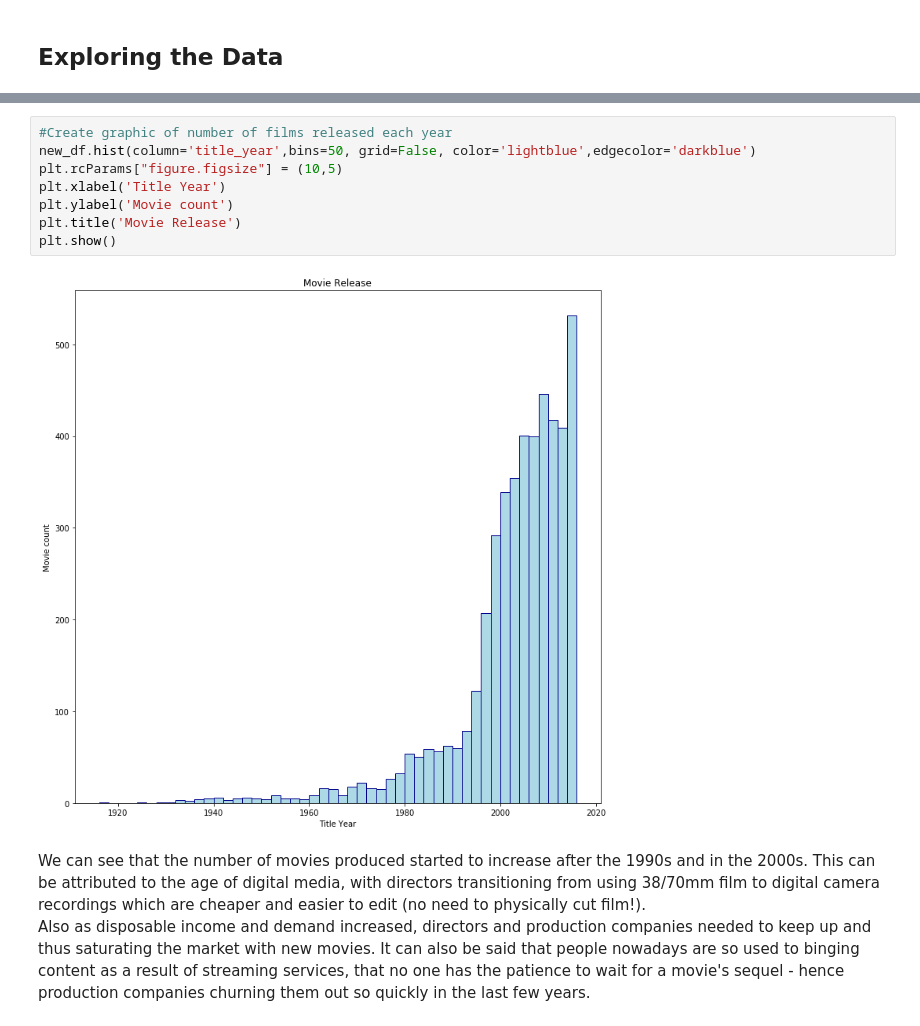
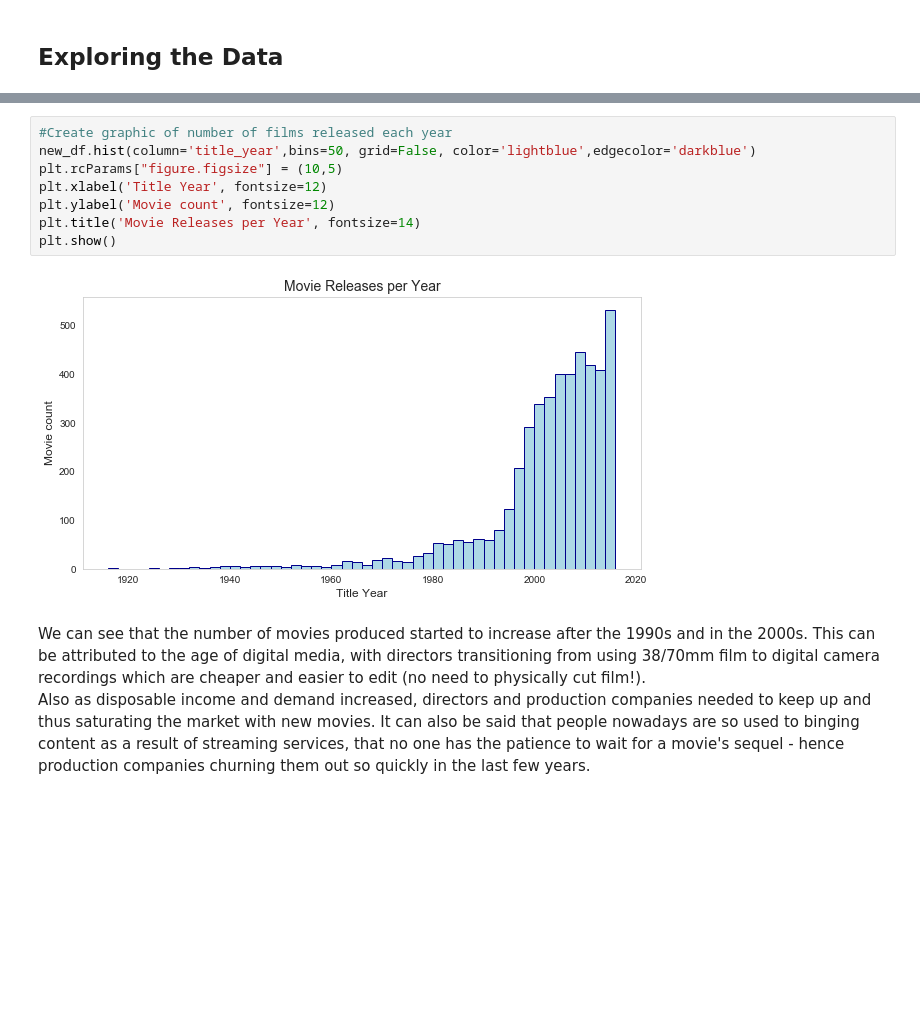
Before and after one commit to arianaroz/data-science-project-2019, a Jupyter notebook: project_working.ipynb, the cells around one changed output, grey strips where cells are left out. Cells and saved outputs as stored; diff of their text form; blank space fills up the shorter version.

```diff
--- a/project_working.ipynb
+++ b/project_working.ipynb
@@ -287,13 +285,13 @@ plt.show()
 # %%
 #Create graphic of number of films released each year
 new_df.hist(column='title_year',bins=50, grid=False, color='lightblue',edgecolor='darkblue')
 plt.rcParams["figure.figsize"] = (10,5)
-plt.xlabel('Title Year')
-plt.ylabel('Movie count')
-plt.title('Movie Release')
+plt.xlabel('Title Year', fontsize=12)
+plt.ylabel('Movie count', fontsize=12)
+plt.title('Movie Releases per Year', fontsize=14)
 plt.show()
 # %% [output]
-[figure, old version]
+[figure, new version]
 # %% [markdown]
 We can see that the number of movies produced started to increase after the 1990s and in the 2000s. This can be attributed to the age of digital media, with directors transitioning from using 38/70mm film to digital camera recordings which are cheaper and easier to edit (no need to physically cut film!). <br>
 Also as disposable income and demand increased, directors and production companies needed to keep up and thus saturating the market with new movies. It can also be said that people nowadays are so used to binging content as a result of streaming services, that no one has the patience to wait for a movie's sequel - hence production companies churning them out so quickly in the last few years.
```
Also changed, not shown: parts of 12 cells of this notebook.
